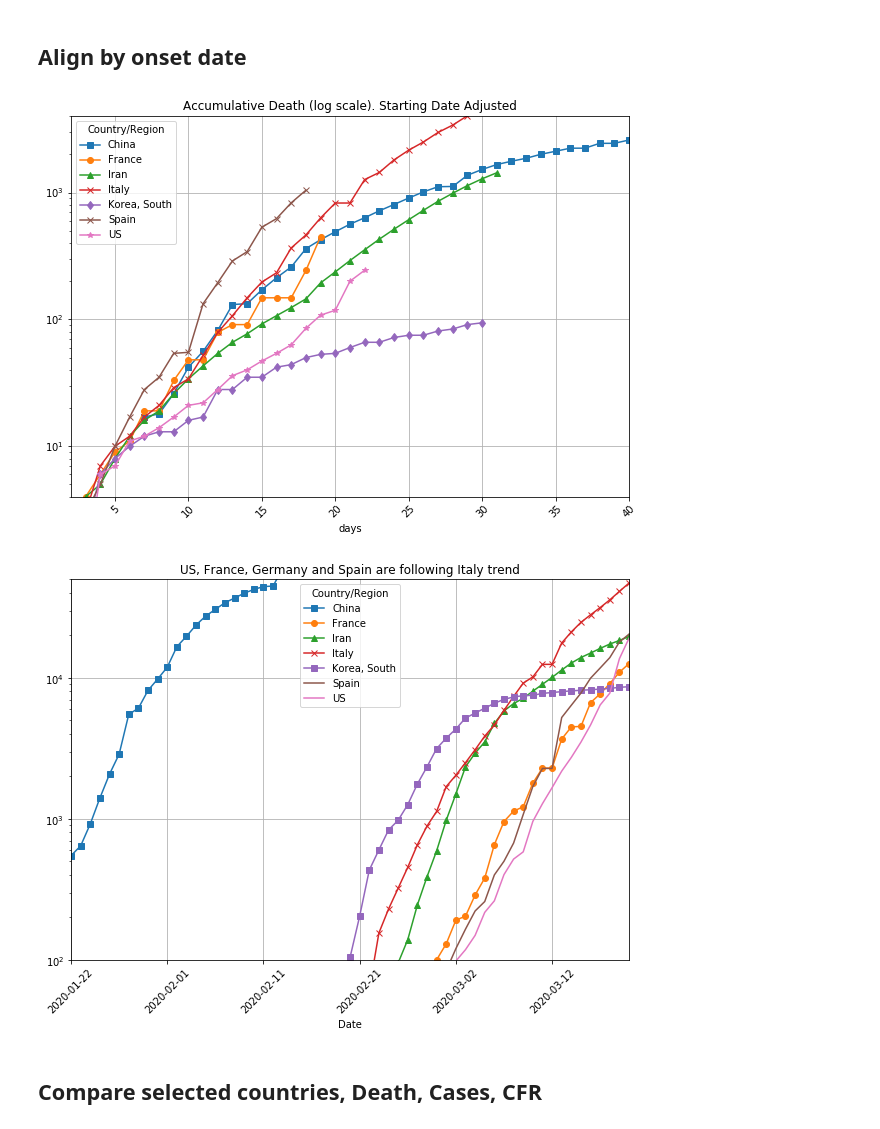
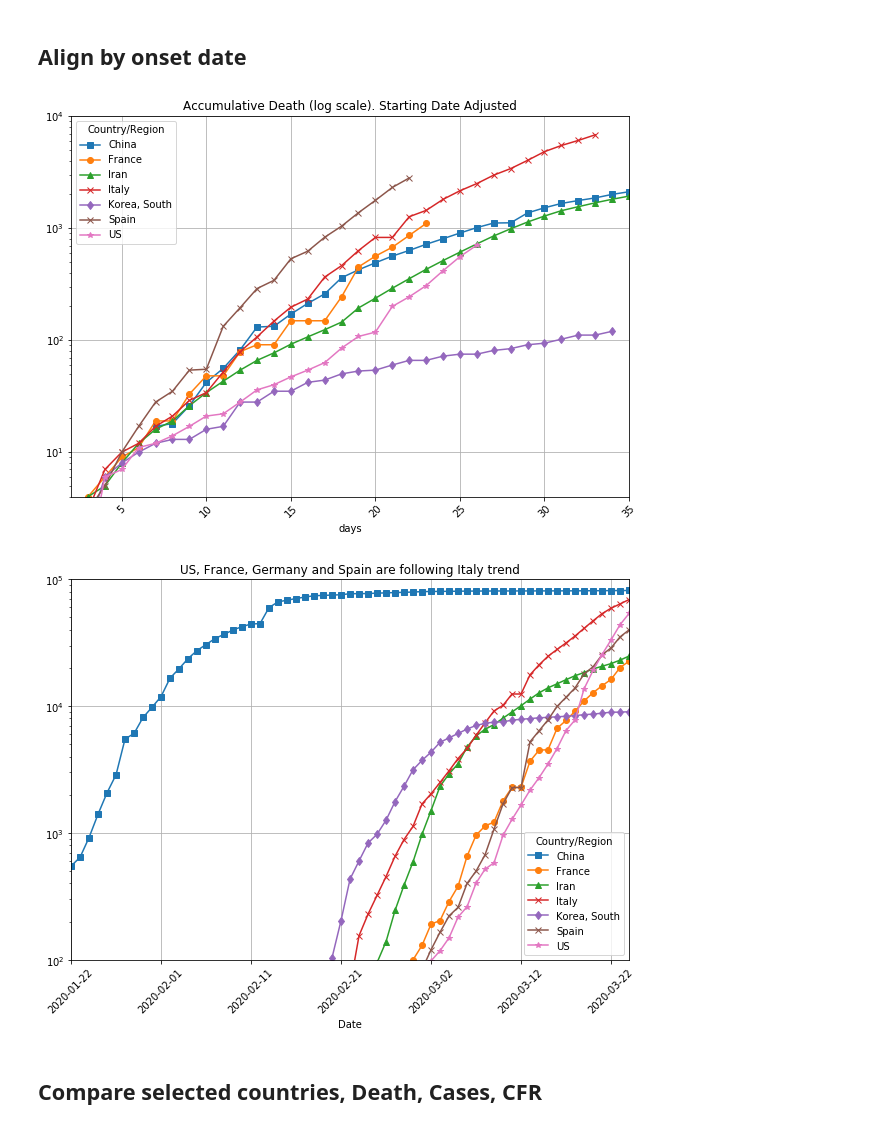
Before and after one commit to Kineviz/covid19_analysis, a Jupyter notebook: JohnsHopkinsCSSE/processCOVID-data.ipynb, the cells around one changed output. Saved outputs shown, nothing was run; the diff lists cells and outputs as text; code cells hidden in the pictures.

```diff
--- a/JohnsHopkinsCSSE/processCOVID-data.ipynb
+++ b/JohnsHopkinsCSSE/processCOVID-data.ipynb
@@ -31,7 +31,7 @@ def parse_column(str):
 ## Generate log(case) over time and sum(death) over the past 3 days
 # %%
 # Load Total Cases over time
-d_case=pd.read_csv('data/time_series_19-covid-Confirmed.csv')
+d_case=pd.read_csv('data/time_series_covid19_confirmed_global.csv')
 
 d_case.columns=[parse_column(x) for x in d_case.columns]
 dates=[d for d in d_case.columns if d[0].isdigit()]
@@ -54,7 +54,7 @@ for d in dates[1:]:
 
 
 # Process Death
-d_death = pd.read_csv('data/time_series_19-covid-Deaths.csv')
+d_death = pd.read_csv('data/time_series_covid19_deaths_global.csv')
 d_death.columns=[parse_column(x) for x in d_death.columns]
 
 dates=[d for d in d_death.columns if d[0].isdigit()]
@@ -69,16 +69,6 @@ d_new_case_log['death_past_3_days']=d_death[dates[-1]] - d_death[dates[-4]]
 
 # Save to folder and to be loaded into GraphXR project
 d_new_case_log.to_csv('output/new_confirmed.csv', index=False)
-
-
-# Process Recover
-d_recover = pd.read_csv('data/time_series_19-covid-Recovered.csv')
-d_recover.columns=[parse_column(x) for x in d_recover.columns]
-
-dates=[d for d in d_recover.columns if d[0].isdigit()]
-
-for d in dates:
-    d_recover[d] = pd.to_numeric(d_recover[d], downcast='float')
 # %% [markdown]
 ## Each date, location is a node
 # %%
@@ -92,16 +82,12 @@ d_case_stat=d_case.melt(id_vars=["Province/State", "Country/Region", "Lat", "Lon
         var_name="Date",
         value_name="Cases")
 
-d_recover_stat=d_recover.melt(id_vars=["Province/State", "Country/Region", "Lat", "Lon"],
-        var_name="Date",
-        value_name="Recovered")
-
 d_stat = pd.merge(d_case_stat, d_death_stat, on = ['Lat', 'Lon', 'Province/State', 'Country/Region', 'Date'])
-d_stat = pd.merge(d_stat, d_recover_stat, on = ['Lat', 'Lon', 'Province/State', 'Country/Region', 'Date'])
 
 d_stat['Cases_log']=d_stat['Cases'].apply(lambda x: math.log10(x+1))
 d_stat['Death_log']=d_stat['Death'].apply(lambda x: math.log10(x+1))
-d_stat['Recovered_log']=d_stat['Recovered'].apply(lambda x: math.log10(x+1))
 
 d_stat=d_stat[d_stat['Cases']>0]
 d_stat.to_csv('output/regionStat.csv', index=False)
+
+print( d_stat['Date'].max() )
@@ -124,7 +113,8 @@ fig.savefig("output/china vs other.png")
 # %% [markdown]
 ## Company Death, Accumulated Cases and Case Fatality Ratio among countries
 # %%
-d_country_stat = d_stat.groupby(['Country/Region', 'Date'])['Cases', 'Death', 'Recovered'].sum().reset_index()
+# multi charts
+d_country_stat = d_stat.groupby(['Country/Region', 'Date'])['Cases', 'Death'].sum().reset_index()
 
 d_country_stat['DeathPer100Cases']=d_country_stat['Death']/d_country_stat['Cases']*100
 
@@ -140,7 +130,7 @@ d_temp[d_temp['Date']>'2020-02-20'] \
 
 d_temp[d_temp['Date']>'2020-02-20'] \
 .pivot(index='Date', columns='Country/Region', values='Cases') \
-.plot(ax = ax2, rot=45, grid=True, figsize=(20, 8), title='Accumulative Detected cases', ylim=(0, 30000))
+.plot(ax = ax2, rot=45, grid=True, figsize=(20, 8), title='Accumulative Detected cases', ylim=(0, 80000))
 
 d_temp[d_temp['Date']>'2020-02-20'] \
 .pivot(index='Date', columns='Country/Region', values='DeathPer100Cases') \
@@ -176,6 +171,7 @@ lastDay.to_csv('output/latest fatality rate.csv', index=False)
 # %% [markdown]
 ## Align by onset date
 # %%
+# Align by onset date
 d_start_date=pd.DataFrame([
     ['China', '2020-01-15'],
     ['France', '2020-03-01'],
@@ -198,7 +194,7 @@ fig, ax = plt.subplots()
 the_plot = d_death_growth[(d_death_growth['days']>2) & (d_death_growth['days']<230) ]\
 .pivot(index='days', columns='Country/Region', values='Death') \
 .plot(ax = ax, rot=45, grid=True, figsize=(10, 7), style=['s-','o-','^-', 'x-', 'd-', 'x-', '*-'],
-      logy=True, ylim=(4, 4000), xlim=(2, 40),
+      logy=True, ylim=(4, 10000), xlim=(2, 35),
       title='Accumulative Death (log scale). Starting Date Adjusted', label=['aa'])
 
 # ax.legend(list(d_start['Country/Region'] + '--' + d_start['StartDate']))
@@ -207,19 +203,20 @@ fig = the_plot.get_figure()
 
 fig.savefig("output/accumulative_death.png")
 # %% [output]
-[figure, old version]
+[figure, new version]
 # %%
+# compare to italy
 d_cases_growth = d_compare.groupby(['Country/Region', 'Date'])['Cases'].sum().reset_index()
 
 fig, ax = plt.subplots()
 
 the_plot = d_cases_growth[d_cases_growth['Date']>'2020-01-10'].pivot(index='Date', columns='Country/Region', values='Cases') \
-.plot(ax = ax, rot=45, grid=True, figsize=(10, 7), style=['s-','o-','^-', 'x-', 's-'], logy=True, ylim=[100, 50000],
+.plot(ax = ax, rot=45, grid=True, figsize=(10, 7), style=['s-','o-','^-', 'x-', 'd-', 'x-', '*-'], logy=True, ylim=[100, 100000],
       title='US, France, Germany and Spain are following Italy trend')
 
 fig.savefig("output/following italy.png")
 # %% [output]
-[figure, old version]
+[figure, new version]
 # %% [markdown]
 ## Compare selected countries, Death, Cases, CFR
 # %%
```
Also changed, not shown: parts of 6 cells of this notebook, 15 other files.
